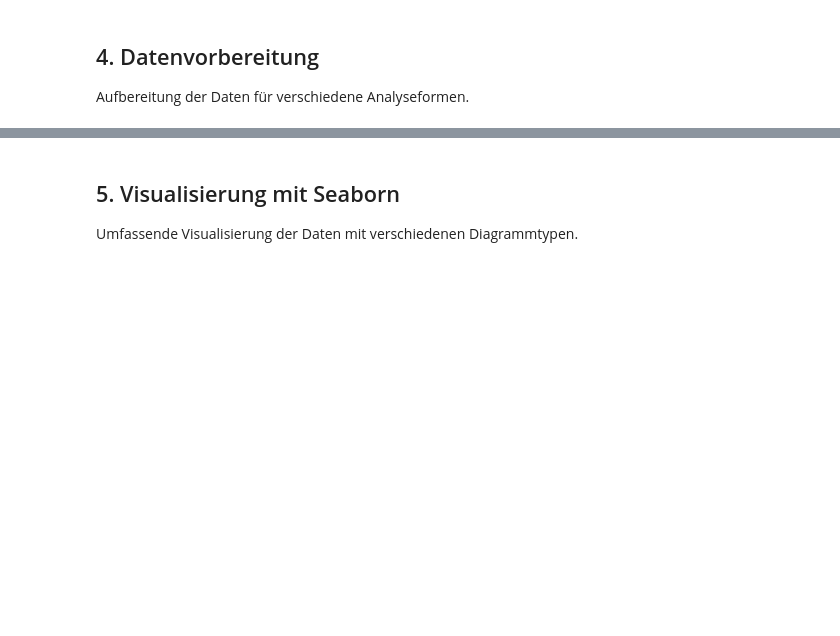
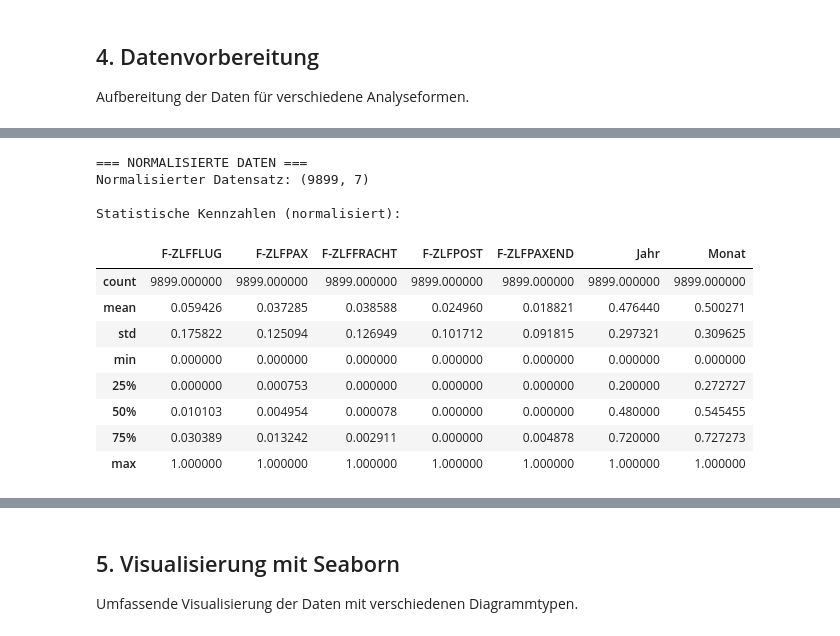
Before and after one commit to MunkFuPanda/matura2027, a Jupyter notebook: DSAI/4/Miniprojekt/zivilluftfahrt.ipynb, the cells around one changed output, grey strips where cells are left out. Cells and saved outputs as stored; diff of their text form; code cells hidden in the pictures; blank space fills up the shorter version.

```diff
--- a/DSAI/4/Miniprojekt/zivilluftfahrt.ipynb
+++ b/DSAI/4/Miniprojekt/zivilluftfahrt.ipynb
@@ -211,16 +274,27 @@ print("Numerische Daten in 'num.csv' gespeichert")
 # %%
 # Normalisierte Werte (Min-Max Normalisierung auf [0,1])
 print("=== NORMALISIERTE DATEN ===")
 
-scaler = MinMaxScaler()
-df_normalized = pd.DataFrame(
-    scaler.fit_transform(df_numeric),
-    columns=df_numeric.columns
-)
+denom = df_numeric.max() - df_numeric.min()
+df_normalized = (df_numeric - df_numeric.min()) / denom.replace(0, 1)
 
 print(f"Normalisierter Datensatz: {df_normalized.shape}")
 print("\nStatistische Kennzahlen (normalisiert):")
 df_normalized.describe()
+# %% [output]
+=== NORMALISIERTE DATEN ===
+Normalisierter Datensatz: (9899, 7)
+
+Statistische Kennzahlen (normalisiert):
+|  | F-ZLFFLUG | F-ZLFPAX | F-ZLFFRACHT | F-ZLFPOST | F-ZLFPAXEND | Jahr | Monat |
+| count | 9899.000000 | 9899.000000 | 9899.000000 | 9899.000000 | 9899.000000 | 9899.000000 | 9899.000000 |
+| mean | 0.059426 | 0.037285 | 0.038588 | 0.024960 | 0.018821 | 0.476440 | 0.500271 |
+| std | 0.175822 | 0.125094 | 0.126949 | 0.101712 | 0.091815 | 0.297321 | 0.309625 |
+| min | 0.000000 | 0.000000 | 0.000000 | 0.000000 | 0.000000 | 0.000000 | 0.000000 |
+| 25% | 0.000000 | 0.000753 | 0.000000 | 0.000000 | 0.000000 | 0.200000 | 0.272727 |
+| 50% | 0.010103 | 0.004954 | 0.000078 | 0.000000 | 0.000000 | 0.480000 | 0.545455 |
+| 75% | 0.030389 | 0.013242 | 0.002911 | 0.000000 | 0.004878 | 0.720000 | 0.727273 |
+| max | 1.000000 | 1.000000 | 1.000000 | 1.000000 | 1.000000 | 1.000000 | 1.000000 |
 # %%
 # Normalisierte Daten speichern
 df_normalized.to_csv('norm.csv', index=False)
```
Also changed, not shown: parts of 25 cells of this notebook, 4 other files.
